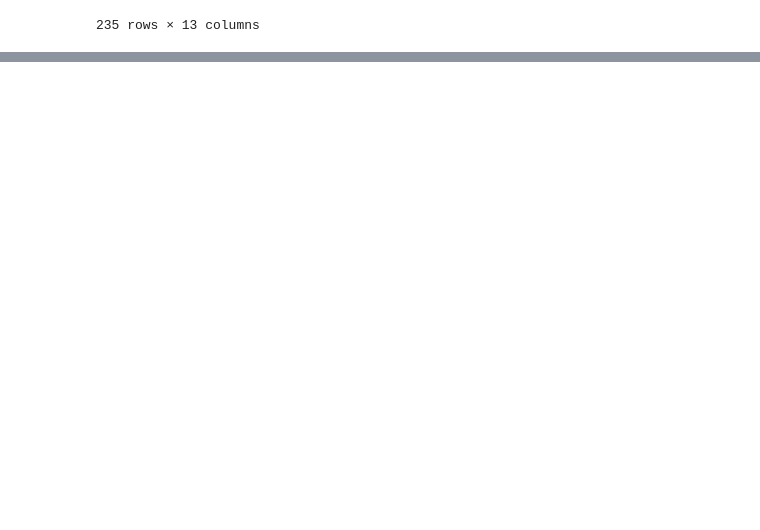
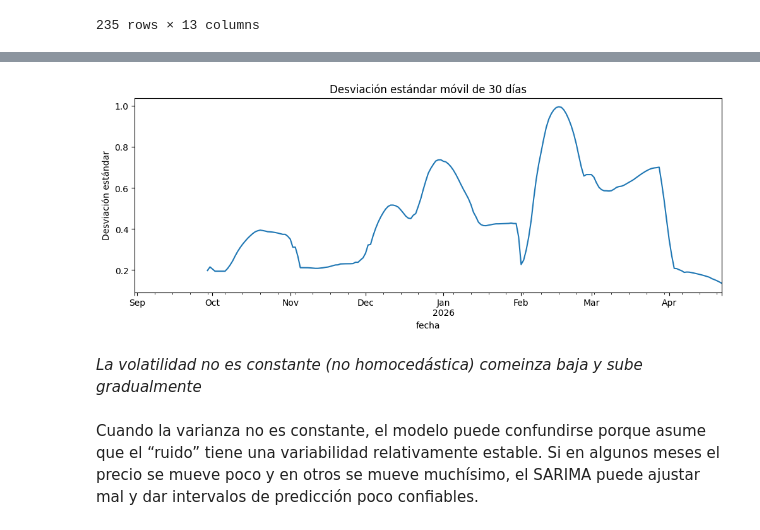
Before and after one commit to isdextre/Data-science-applied-projects, a Jupyter notebook: full-time-series-analysis-egg-prices-peru/notebooks/06_analisis_de_la_serie.ipynb, the cells around one changed output, grey strips where cells are left out. Saved outputs shown, nothing was run; the diff lists cells and outputs as text; code cells hidden in the pictures; blank space fills up the shorter version.

```diff
--- a/full-time-series-analysis-egg-prices-peru/notebooks/06_analisis_de_la_serie.ipynb
+++ b/full-time-series-analysis-egg-prices-peru/notebooks/06_analisis_de_la_serie.ipynb
@@ -18,3 +18,7 @@ df
 | 2026-04-21 | 6.150000 | 7.44 | 136093.0 | 121187.0 | 6215.0 | 11891.0 | ... |
 | 2026-04-22 | 6.150000 | 7.42 | 75818.0 | 32195.0 | 0.0 | 0.0 | ... |
 235 rows × 13 columns
+# %%
+# fecha es de frecuencia diaria?
+df.index.freq = pd.infer_freq(df.index)
+df.index.freq
@@ -20,0 +109,13 @@ df
+# %%
+std_movil_30 = df["mayorista"].rolling(30).std()
+
+std_movil_30.plot(figsize=(12,4))
+plt.title("Desviación estándar móvil de 30 días")
+plt.ylabel("Desviación estándar")
+plt.show()
+# %% [output]
+[figure, added]
+# %% [markdown]
+_La volatilidad no es constante (no homocedástica) comeinza baja y  sube gradualmente_
+# %% [markdown]
+Cuando la varianza no es constante, el modelo puede confundirse porque asume que el “ruido” tiene una variabilidad relativamente estable. Si en algunos meses el precio se mueve poco y en otros se mueve muchísimo, el SARIMA puede ajustar mal y dar intervalos de predicción poco confiables.
```
Also changed, not shown: parts of 20 cells of this notebook, 1 other file.
